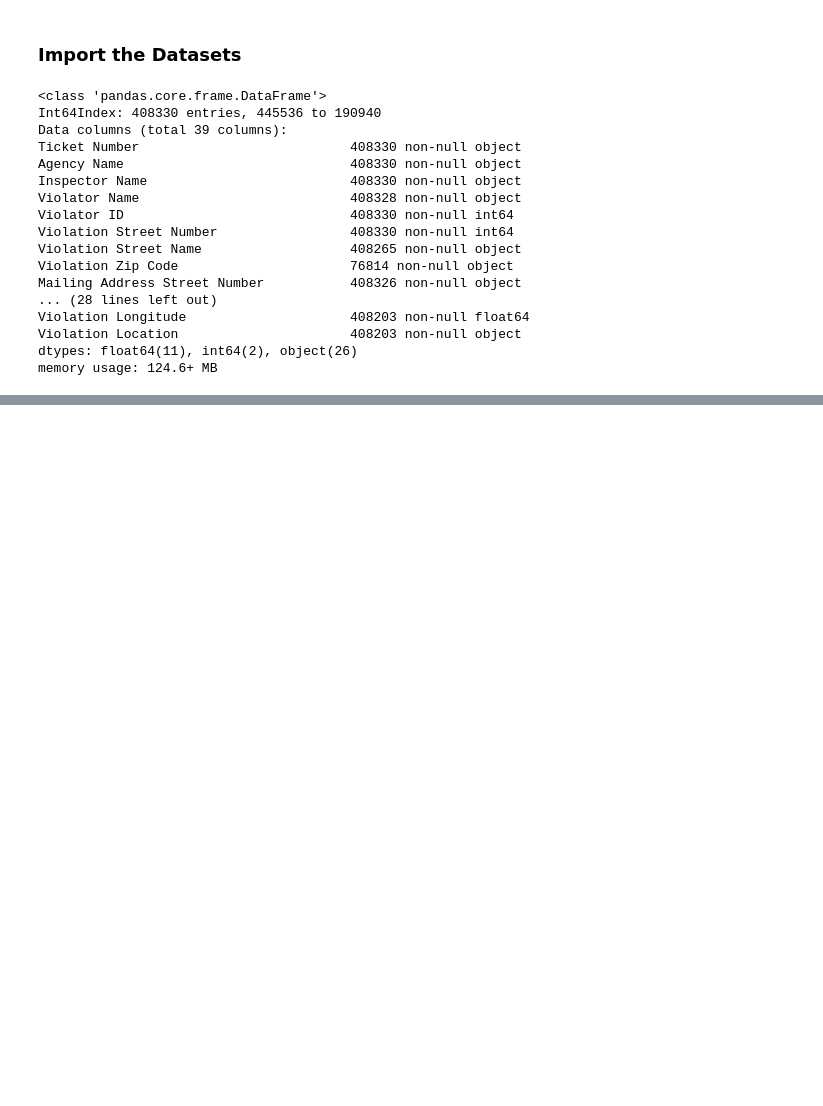
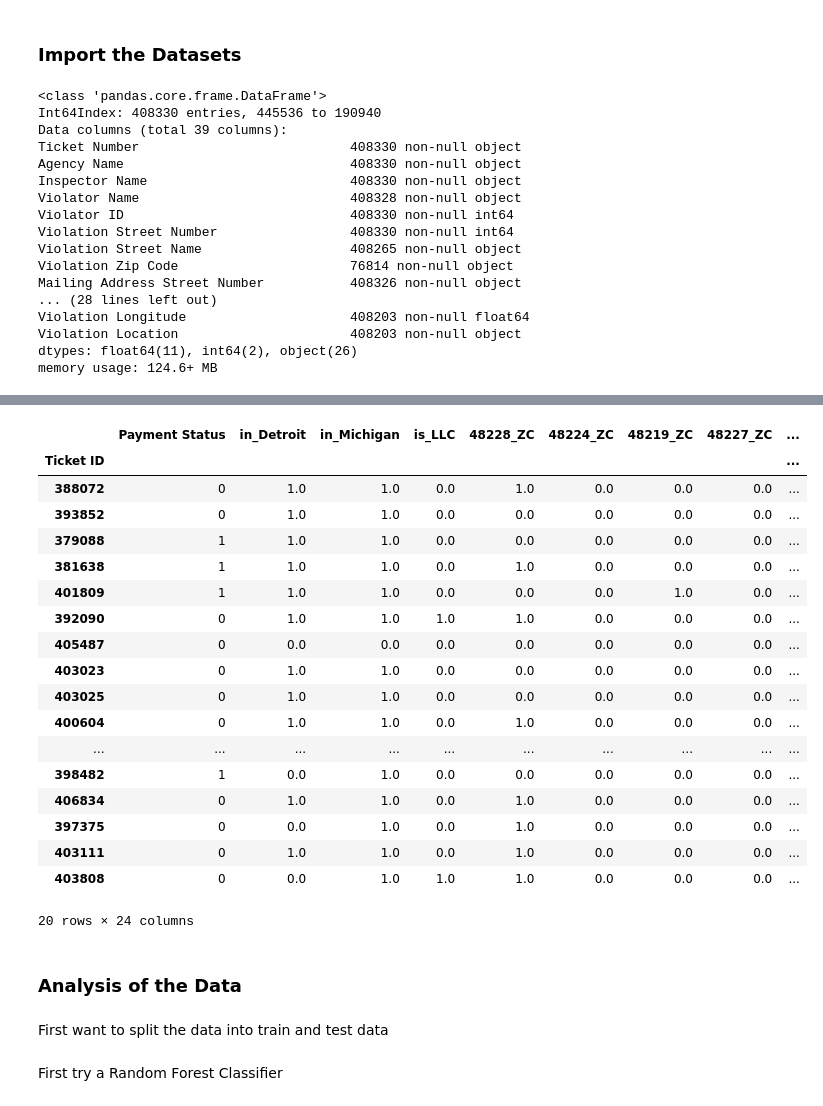
Before and after one commit to jpbarret13/Manhattan_Data_Analysis, a Jupyter notebook: Blight Data Analysis.ipynb, the cells around one changed output, grey strips where cells are left out. Cells and saved outputs as stored; diff of their text form; code cells hidden in the pictures; blank space fills up the shorter version.

Commit message:
Second commit for analysis

```diff
--- a/Blight Data Analysis.ipynb
+++ b/Blight Data Analysis.ipynb
@@ -36,0 +235,43 @@ memory usage: 124.6+ MB
+# %%
+for zipcode in zipcodes:
+    data_load_2017.loc[data_load_2017['Violation Zip Code'] == zipcode, 'other_ZC'] = 0.0
+
+for disposition,short_disp in zip(dispositions,short_disps):
+    data_load_2017.loc[data_load_2017['Disposition'] == disposition, 'Disp_other'] = 0.0
+
+for code,short_code in zip(codes,short_codes):
+    data_load_2017.loc[data_load_2017['Violation Code'] == code, 'Code_other'] = 0.0
+# %%
+data_load_2017.fillna(1.0,inplace=True)
+# %%
+feature_creation_drop = ['Agency Name', 'Violator Name', 'Violation Zip Code',
+       'Mailing Address City', 'Mailing Address State',
+       'Violation Code', 'Disposition', 'Fine Amount']
+# %%
+data_load_2017.drop(feature_creation_drop, axis=1, inplace=True)
+# %%
+data_load_2017.head(20)
+# %% [output]
+|  | Payment Status | in_Detroit | in_Michigan | is_LLC | 48228_ZC | 48224_ZC | 48219_ZC | 48227_ZC | ... |
+| Ticket ID |  |  |  |  |  |  |  |  | ... |
+| 388072 | 0 | 1.0 | 1.0 | 0.0 | 1.0 | 0.0 | 0.0 | 0.0 | ... |
+| 393852 | 0 | 1.0 | 1.0 | 0.0 | 0.0 | 0.0 | 0.0 | 0.0 | ... |
+| 379088 | 1 | 1.0 | 1.0 | 0.0 | 0.0 | 0.0 | 0.0 | 0.0 | ... |
+| 381638 | 1 | 1.0 | 1.0 | 0.0 | 1.0 | 0.0 | 0.0 | 0.0 | ... |
+| 401809 | 1 | 1.0 | 1.0 | 0.0 | 0.0 | 0.0 | 1.0 | 0.0 | ... |
+| 392090 | 0 | 1.0 | 1.0 | 1.0 | 1.0 | 0.0 | 0.0 | 0.0 | ... |
+| 405487 | 0 | 0.0 | 0.0 | 0.0 | 0.0 | 0.0 | 0.0 | 0.0 | ... |
+| 403023 | 0 | 1.0 | 1.0 | 0.0 | 0.0 | 0.0 | 0.0 | 0.0 | ... |
+| 403025 | 0 | 1.0 | 1.0 | 0.0 | 0.0 | 0.0 | 0.0 | 0.0 | ... |
+| 400604 | 0 | 1.0 | 1.0 | 0.0 | 1.0 | 0.0 | 0.0 | 0.0 | ... |
+| ... | ... | ... | ... | ... | ... | ... | ... | ... | ... |
+| 398482 | 1 | 0.0 | 1.0 | 0.0 | 0.0 | 0.0 | 0.0 | 0.0 | ... |
+| 406834 | 0 | 1.0 | 1.0 | 0.0 | 1.0 | 0.0 | 0.0 | 0.0 | ... |
+| 397375 | 0 | 0.0 | 1.0 | 0.0 | 1.0 | 0.0 | 0.0 | 0.0 | ... |
+| 403111 | 0 | 1.0 | 1.0 | 0.0 | 1.0 | 0.0 | 0.0 | 0.0 | ... |
+| 403808 | 0 | 0.0 | 1.0 | 1.0 | 1.0 | 0.0 | 0.0 | 0.0 | ... |
+20 rows × 24 columns
+# %% [markdown]
+### Analysis of the Data
+# %% [markdown]
+First want to split the data into train and test data
@@ -36,0 +283,2 @@ memory usage: 124.6+ MB
+# %% [markdown]
+First try a Random Forest Classifier
```
Also changed, not shown: parts of 33 cells of this notebook.
